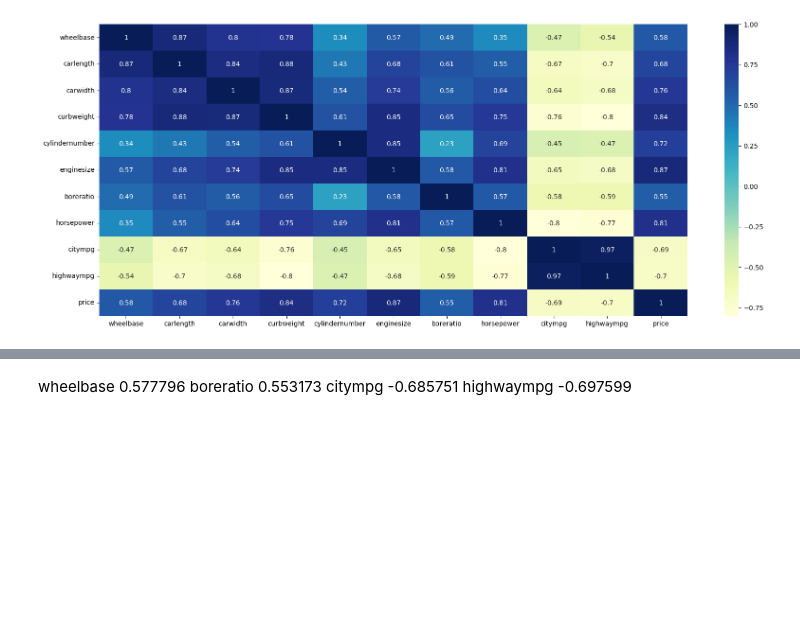
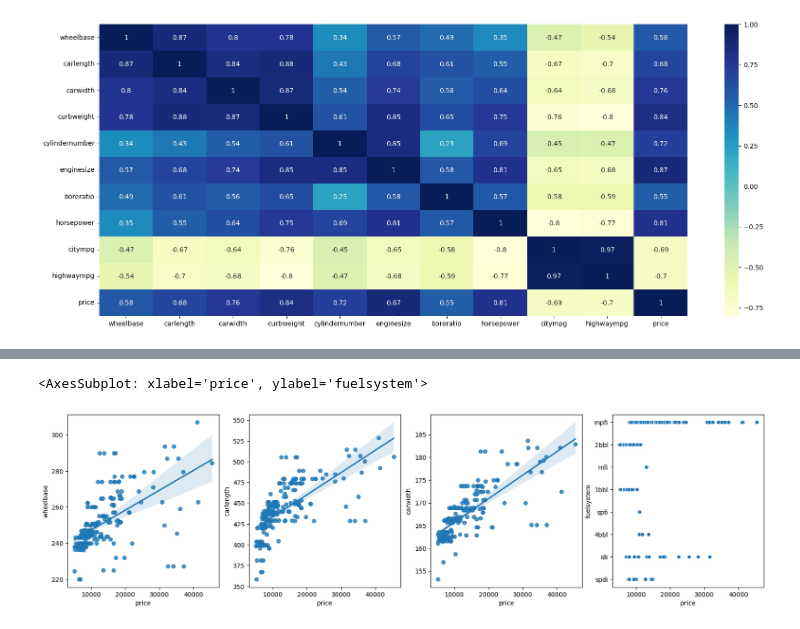
Before and after one commit to ForskyOnly/car_price_prediction, a Jupyter notebook: data_anlyse.ipynb, the cells around one changed output, grey strips where cells are left out. Drawn from its saved outputs; the diff is of its cells as text; code cells hidden in the pictures; blank space fills up the shorter version.

```diff
--- a/data_anlyse.ipynb
+++ b/data_anlyse.ipynb
@@ -65,15 +62,12 @@ TypeError: can't multiply sequence by non-int of type 'float'
 # %%
-# fig, axes = plt.subplots(1, 4, figsize=(20, 5))
-# sns.regplot(y='carwidth', x='price', data=df, ax=axes[0])
-# sns.regplot(y='cylindernumber', x='price', data=df, ax=axes[1])
-# sns.regplot(y='carlength', x='price', data=df, ax=axes[2])
-# sns.regplot(y='drivewheel', x='price', data=df, ax=axes[3])
+fig, axes = plt.subplots(1, 4, figsize=(20, 5))
+
+sns.regplot(y='wheelbase', x='price', data=df, ax=axes[0])
+sns.regplot(y='carlength', x='price', data=df, ax=axes[1])
+sns.regplot(y='carwidth', x='price', data=df, ax=axes[2])
+sns.scatterplot(y='fuelsystem', x='price', data=df, ax=axes[3])
+# %% [output]
+<AxesSubplot: xlabel='price', ylabel='fuelsystem'>
+[figure, added]
-# %% [markdown]
-
-
-wheelbase         0.577796
-boreratio         0.553173
-citympg          -0.685751
-highwaympg       -0.697599
 # %%
 fig, axes = plt.subplots(1, 4, figsize=(20, 5))
```
Also changed, not shown: parts of 4 cells of this notebook.
